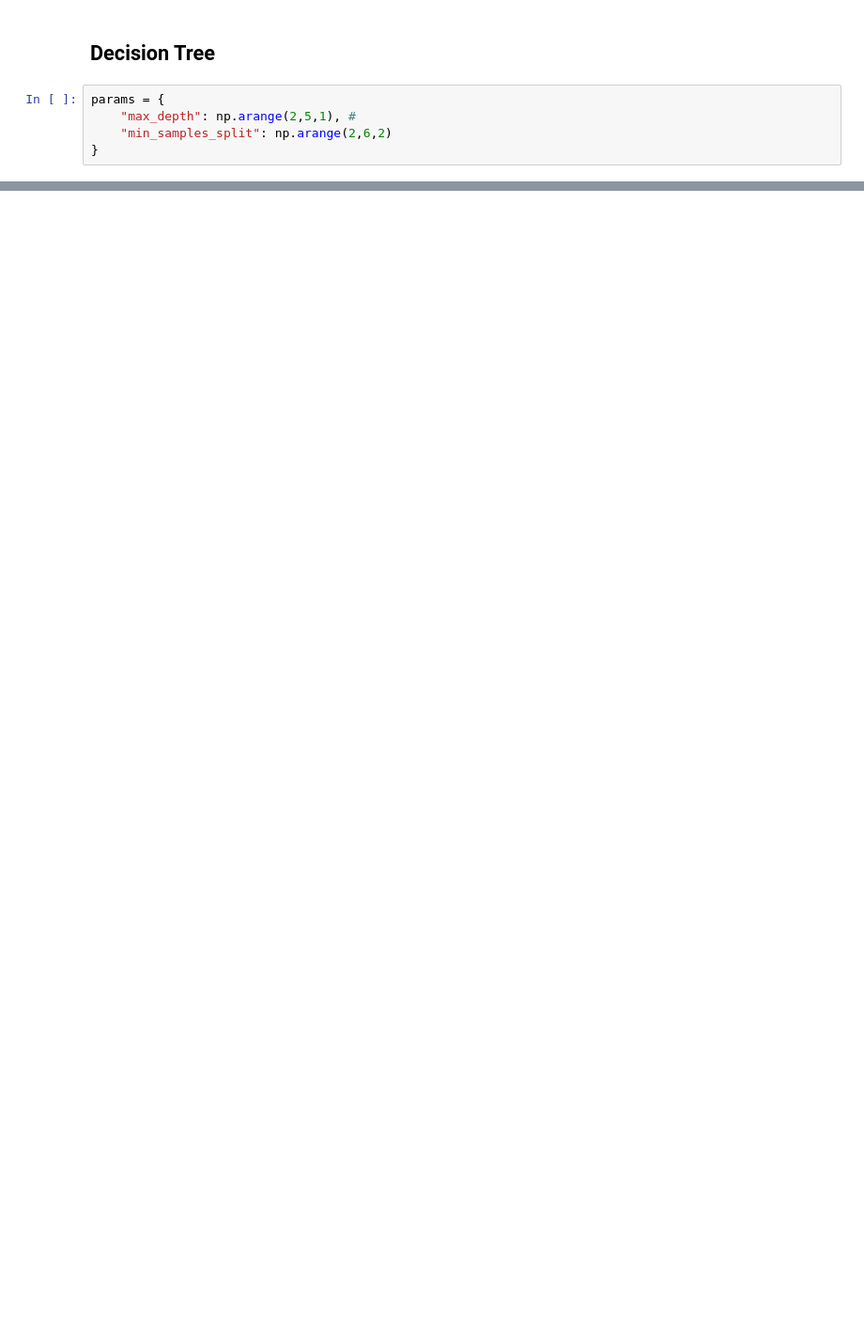
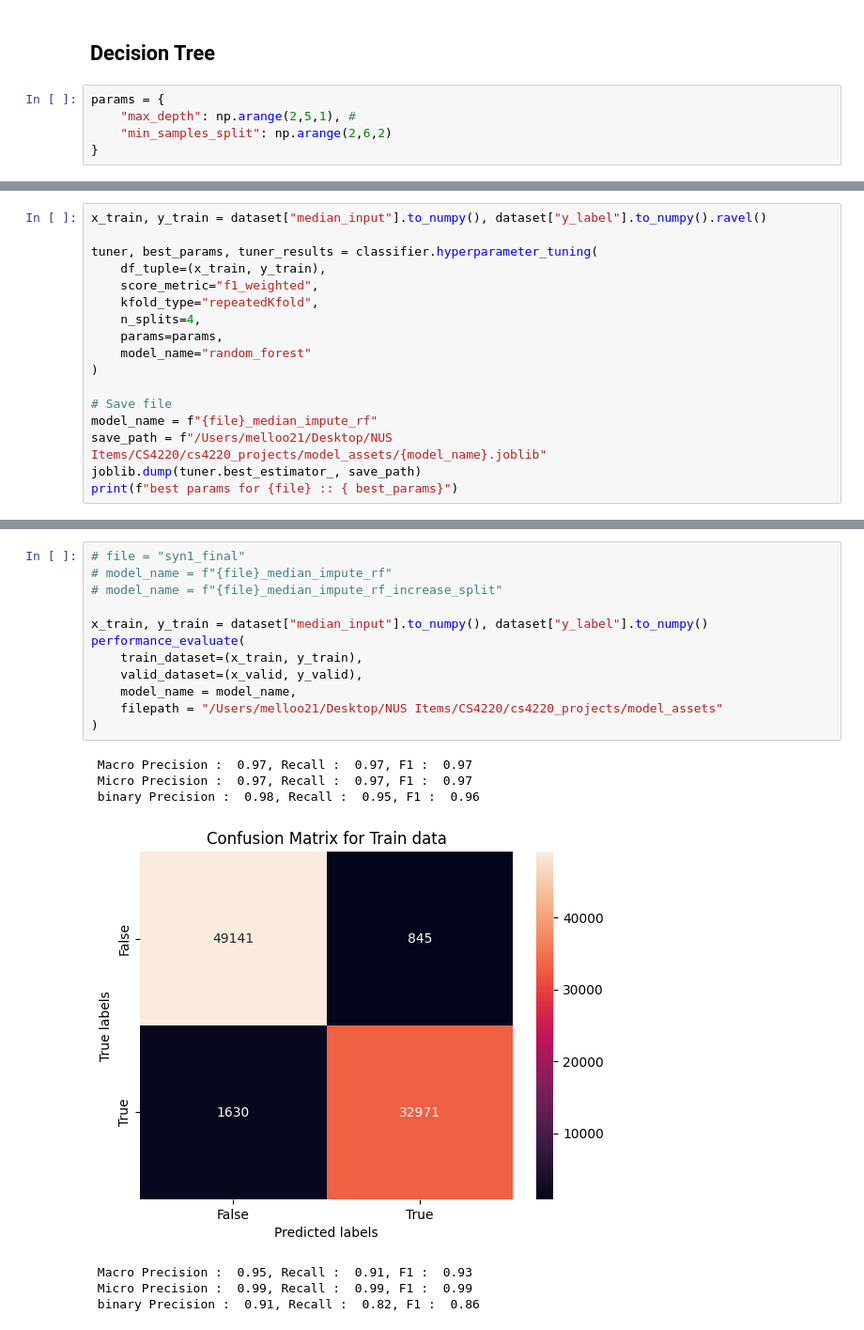
Before and after one commit to melloo21/cs4220_projects, a Jupyter notebook: training.ipynb, the cells around one changed output, grey strips where cells are left out. Shown: that part at 94% size. Drawn from its saved outputs; the diff is of its cells as text; blank space fills up the shorter version.

```diff
--- a/training.ipynb
+++ b/training.ipynb
@@ -44,0 +93,17 @@ Model Tuning Completed :: 2024-02-19 22:31:01.081729
+# %%
+x_train, y_train = dataset["median_input"].to_numpy(), dataset["y_label"].to_numpy().ravel()
+
+tuner, best_params, tuner_results = classifier.hyperparameter_tuning(
+    df_tuple=(x_train, y_train),
+    score_metric="f1_weighted",
+    kfold_type="repeatedKfold",
+    n_splits=4,
+    params=params,
+    model_name="random_forest"
+)
+
+# Save file
+model_name = f"{file}_median_impute_rf"
+save_path = f"/Users/melloo21/Desktop/NUS Items/CS4220/cs4220_projects/model_assets/{model_name}.joblib"
+joblib.dump(tuner.best_estimator_, save_path)
+print(f"best params for {file} :: { best_params}")
@@ -44,0 +114,20 @@ Model Tuning Completed :: 2024-02-19 22:31:01.081729
+# %%
+# file = "syn1_final"
+# model_name = f"{file}_median_impute_rf"
+# model_name = f"{file}_median_impute_rf_increase_split"
+
+x_train, y_train = dataset["median_input"].to_numpy(), dataset["y_label"].to_numpy()
+performance_evaluate(
+    train_dataset=(x_train, y_train),
+    valid_dataset=(x_valid, y_valid),
+    model_name = model_name,
+    filepath = "/Users/melloo21/Desktop/NUS Items/CS4220/cs4220_projects/model_assets"
+)
+# %% [output]
+ Macro Precision :  0.97, Recall :  0.97, F1 :  0.97
+ Micro Precision :  0.97, Recall :  0.97, F1 :  0.97
+ binary Precision :  0.98, Recall :  0.95, F1 :  0.96
+[figure, added]
+ Macro Precision :  0.95, Recall :  0.91, F1 :  0.93
+ Micro Precision :  0.99, Recall :  0.99, F1 :  0.99
+ binary Precision :  0.91, Recall :  0.82, F1 :  0.86
```
Also changed, not shown: parts of 25 cells of this notebook, 54 other files.
